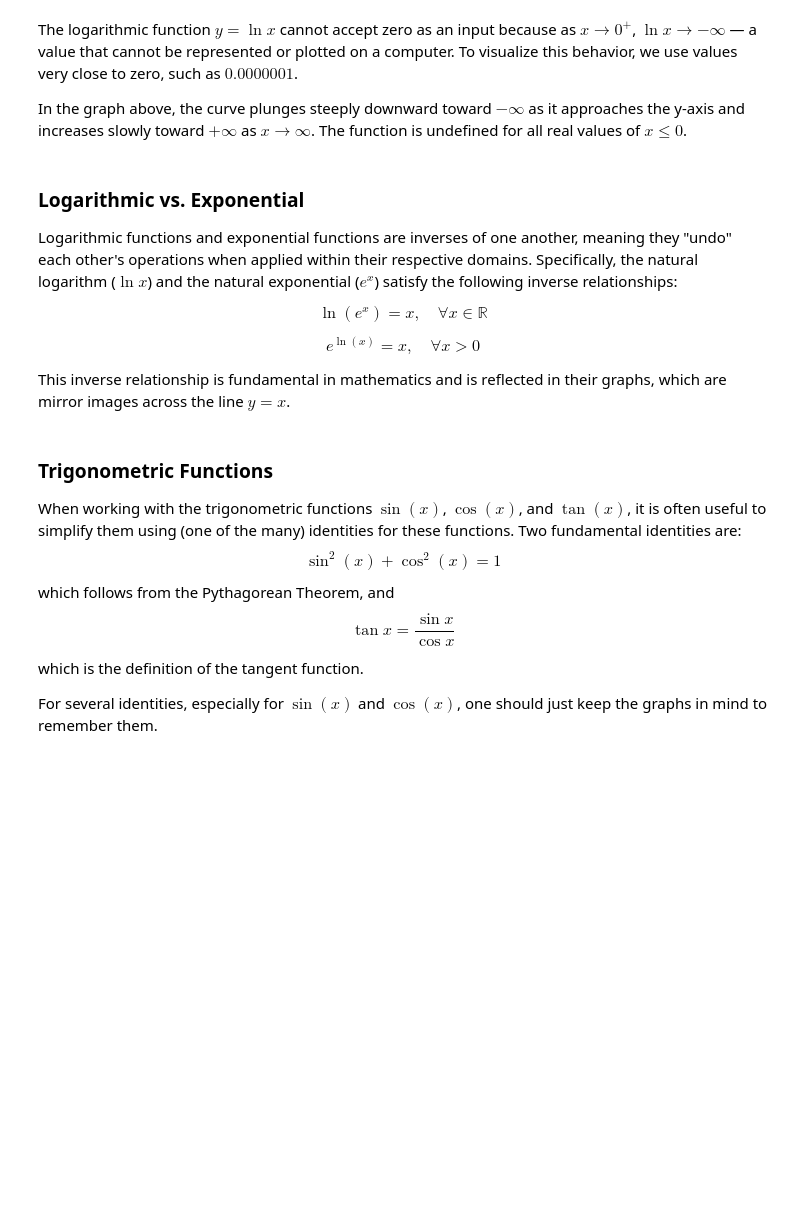
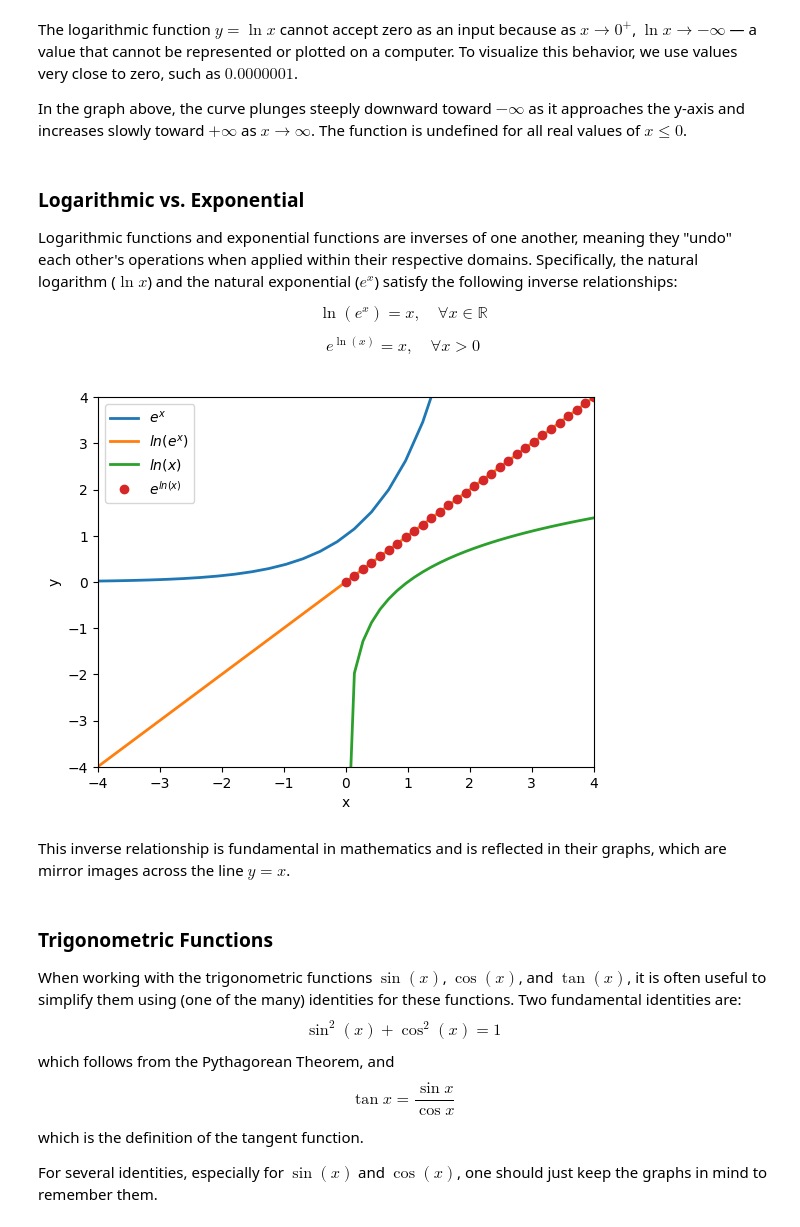
Before and after one commit to wanyingng/Calculus, a Jupyter notebook: 01-functions/functions.ipynb, the cells around one changed output. Cells and saved outputs as stored; diff of their text form; code cells hidden in the pictures; blank space fills up the shorter version.

```diff
--- a/01-functions/functions.ipynb
+++ b/01-functions/functions.ipynb
@@ -484,8 +537,25 @@ Logarithmic functions and exponential functions are inverses of one another, mea
 $$\ln(e^x) = x, \quad \forall x \in \mathbb{R}$$
 
 $$e^{\ln(x)} = x, \quad \forall x \gt 0$$
-
-This inverse relationship is fundamental in mathematics and is reflected in their graphs, which are mirror images across the line $y = x$.
+# %%
+x = np.linspace(-4, 4, 30)
+plt.plot(x, np.exp(x), linewidth=2, label='$e^x$')
+plt.plot(x, np.log(np.exp(x)), linewidth=2, label='$ln(e^x)$')
+
+x = np.linspace(0.001, 4, 30)
+plt.plot(x, np.log(x), linewidth=2, label='$ln(x)$')
+plt.plot(x, np.exp(np.log(x)), 'o', linewidth=2, label='$e^{ln(x)}$')
+
+plt.xlim([-4, 4])
+plt.ylim([-4, 4])
+plt.xlabel('x')
+plt.ylabel('y')
+plt.legend()
+plt.show()
+# %% [output]
+[figure, added]
+# %% [markdown]
+This inverse relationship is fundamental in mathematics and is reflected in their graphs, which are mirror images across the line $y = x$.
 # %% [markdown]
 ### Trigonometric Functions
 
```
Also changed, not shown: parts of 10 cells of this notebook.
